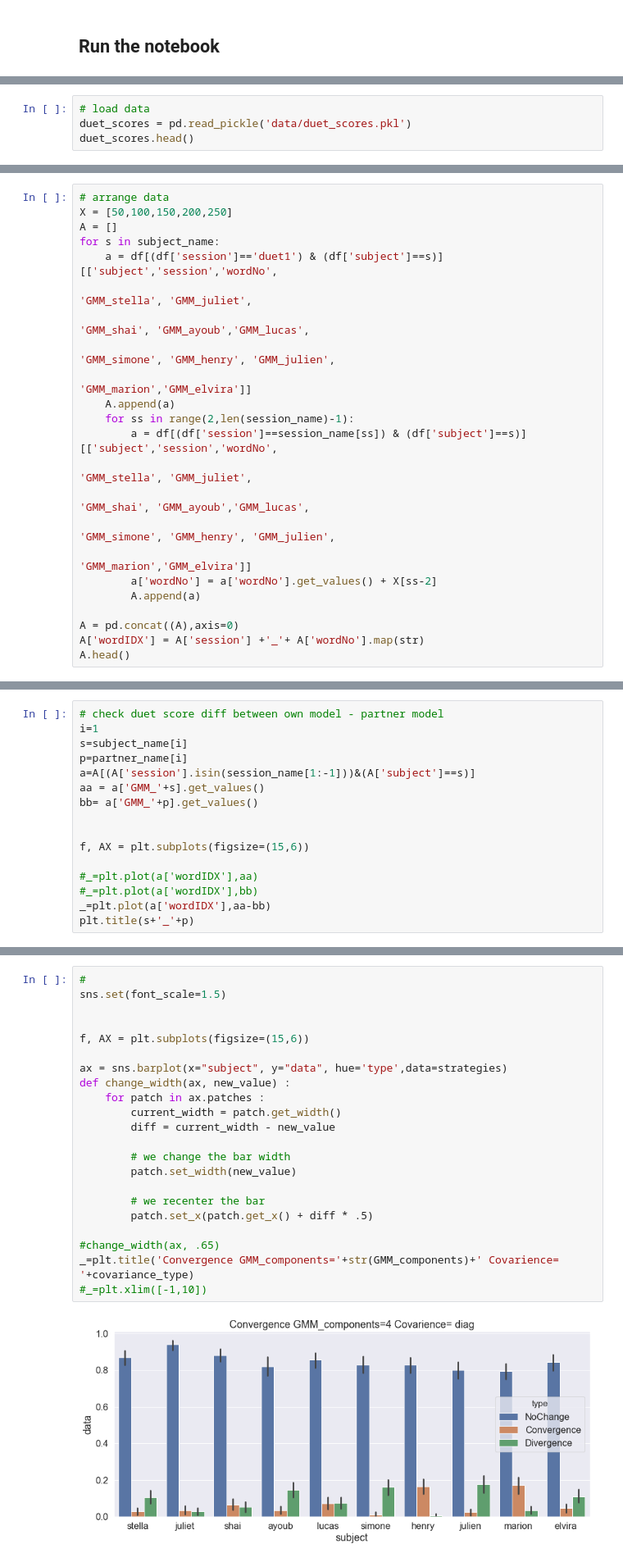
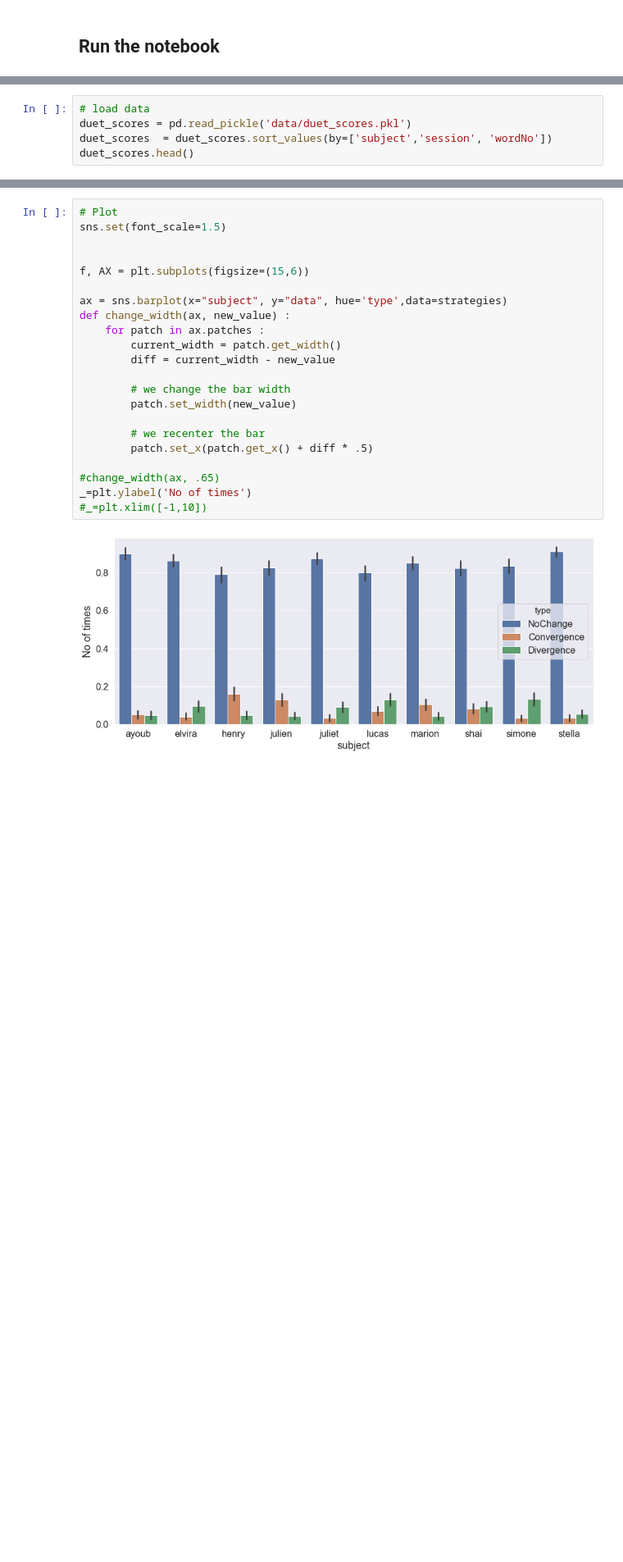
Before and after one commit to sankar-mukherjee/SpeechConvergence, a Jupyter notebook: convergence.ipynb, the cells around one changed output, grey strips where cells are left out. Shown: that part at 82% size. Saved outputs shown, nothing was run; the diff lists cells and outputs as text; blank space fills up the shorter version.

```diff
--- a/convergence.ipynb
+++ b/convergence.ipynb
@@ -23,6 +28,7 @@ partner_name = ['juliet','stella','ayoub','shai','simone','lucas','julien', 'hen
 # %%
 # load data
 duet_scores = pd.read_pickle('data/duet_scores.pkl')
+duet_scores  = duet_scores.sort_values(by=['subject','session', 'wordNo'])
 duet_scores.head()
 # %% [output]
 |  | subject | session | wordNo | GMM_stella | GMM_juliet | GMM_shai | GMM_ayoub | GMM_lucas | GMM_simone | ... |
@@ -148,23 +78,0 @@ df.head(3)
-# %%
-# arrange data
-X = [50,100,150,200,250]
-A = []
-for s in subject_name:
-    a = df[(df['session']=='duet1') & (df['subject']==s)][['subject','session','wordNo',
-                                                                           'GMM_stella', 'GMM_juliet',
-                                                                           'GMM_shai', 'GMM_ayoub','GMM_lucas',
-                                                                           'GMM_simone', 'GMM_henry', 'GMM_julien',
-                                                                           'GMM_marion','GMM_elvira']]
-    A.append(a)
-    for ss in range(2,len(session_name)-1):
-        a = df[(df['session']==session_name[ss]) & (df['subject']==s)][['subject','session','wordNo',
-                                                                           'GMM_stella', 'GMM_juliet',
-                                                                           'GMM_shai', 'GMM_ayoub','GMM_lucas',
-                                                                           'GMM_simone', 'GMM_henry', 'GMM_julien',
-                                                                           'GMM_marion','GMM_elvira']]
-        a['wordNo'] = a['wordNo'].get_values() + X[ss-2]
-        A.append(a)
-
-A = pd.concat((A),axis=0)
-A['wordIDX'] = A['session'] +'_'+ A['wordNo'].map(str)
-A.head()
@@ -223,16 +78,0 @@ array([17.05515548, 22.63117049, 27.28592729, 33.08746058, 37.12129145,
-# %%
-# check duet score diff between own model - partner model
-i=1
-s=subject_name[i]
-p=partner_name[i]
-a=A[(A['session'].isin(session_name[1:-1]))&(A['subject']==s)]
-aa = a['GMM_'+s].get_values()
-bb= a['GMM_'+p].get_values()
-
-
-f, AX = plt.subplots(figsize=(15,6))
-
-#_=plt.plot(a['wordIDX'],aa)
-#_=plt.plot(a['wordIDX'],bb)
-_=plt.plot(a['wordIDX'],aa-bb)
-plt.title(s+'_'+p)
@@ -341,24 +131,24 @@ strategies.head()
 # %%
-#
+# Plot
 sns.set(font_scale=1.5)
 
 
 f, AX = plt.subplots(figsize=(15,6))
 
 ax = sns.barplot(x="subject", y="data", hue='type',data=strategies)
 def change_width(ax, new_value) :
     for patch in ax.patches :
         current_width = patch.get_width()
         diff = current_width - new_value
 
         # we change the bar width
         patch.set_width(new_value)
 
         # we recenter the bar
         patch.set_x(patch.get_x() + diff * .5)
 
 #change_width(ax, .65)
-_=plt.title('Convergence GMM_components='+str(GMM_components)+' Covarience= '+covariance_type)
+_=plt.ylabel('No of times')
 #_=plt.xlim([-1,10])
 # %% [output]
-[figure, old version]
+[figure, new version]
```
Also changed, not shown: parts of 17 cells of this notebook, 2 other files.
